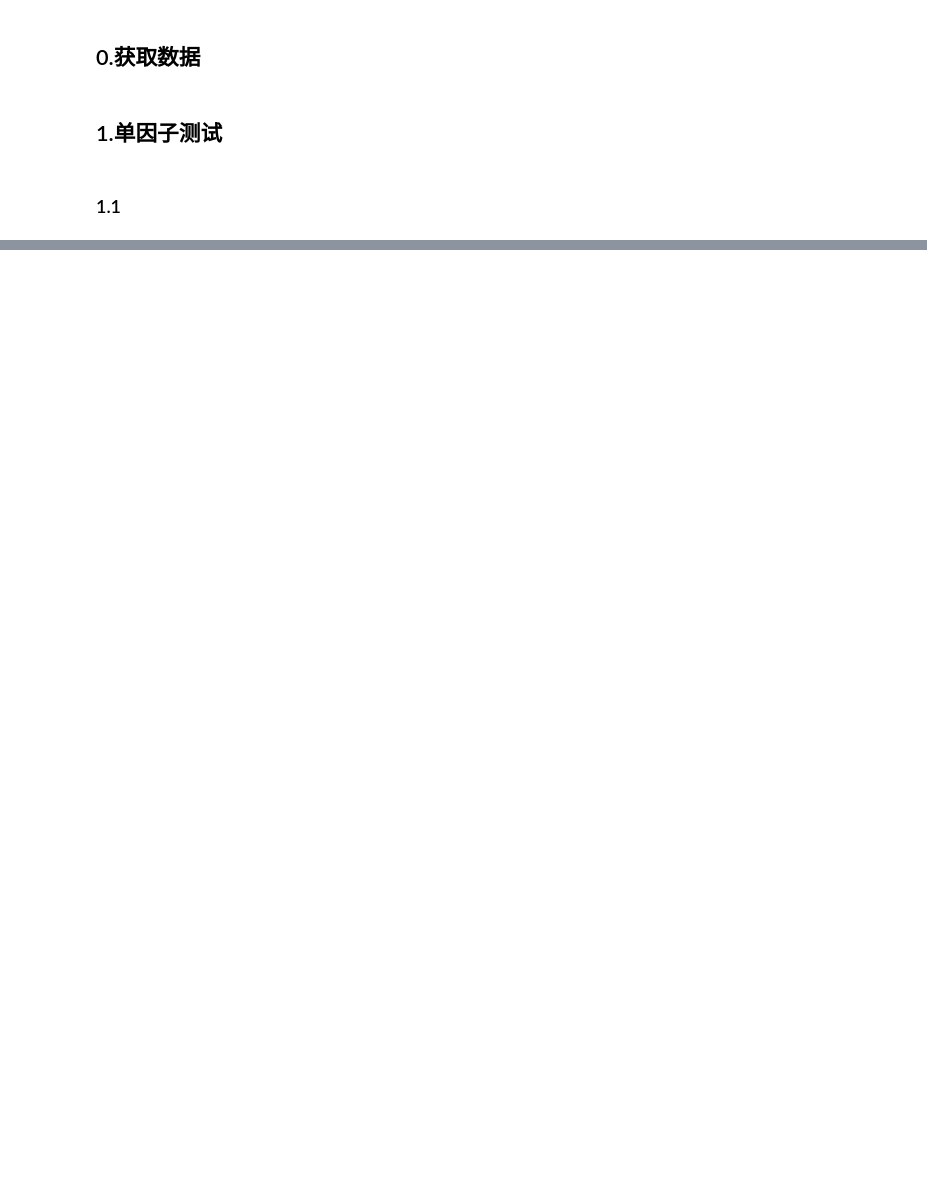
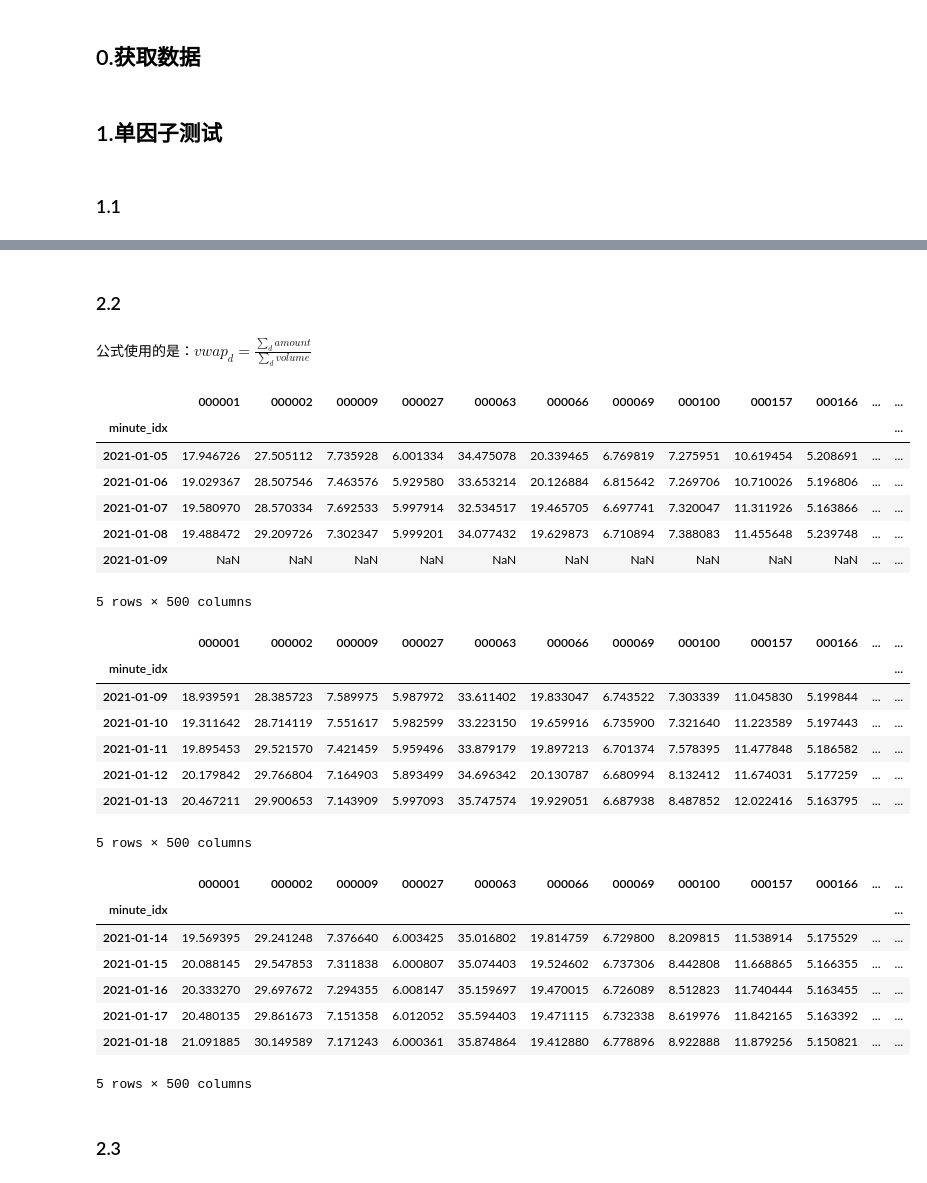
Before and after one commit to alaiazz/t1derivative, a Jupyter notebook: tasks_test.ipynb, the cells around one changed output, grey strips where cells are left out. Saved outputs shown, nothing was run; the diff lists cells and outputs as text; code cells hidden in the pictures; blank space fills up the shorter version.

```diff
--- a/tasks_test.ipynb
+++ b/tasks_test.ipynb
@@ -62,0 +177,38 @@ display(factor26.eval_combined(test1))
+# %% [markdown]
+### 2.2
+# %% [markdown]
+公式使用的是：$vwap_d = \frac{\sum_d amount}{\sum_d volume}$
+# %%
+vwap_1 = t2.calc_VWAP(amount,volume, 1)
+vwap_5 = t2.calc_VWAP(amount,volume, 5)
+vwap_10 = t2.calc_VWAP(amount,volume, 10)
+display(vwap_1.head(5))
+display(vwap_5.head(5))
+display(vwap_10.head(5))
+# %% [output]
+|  | 000001 | 000002 | 000009 | 000027 | 000063 | 000066 | 000069 | 000100 | 000157 | 000166 | ... | ... |
+| minute_idx |  |  |  |  |  |  |  |  |  |  |  | ... |
+| 2021-01-05 | 17.946726 | 27.505112 | 7.735928 | 6.001334 | 34.475078 | 20.339465 | 6.769819 | 7.275951 | 10.619454 | 5.208691 | ... | ... |
+| 2021-01-06 | 19.029367 | 28.507546 | 7.463576 | 5.929580 | 33.653214 | 20.126884 | 6.815642 | 7.269706 | 10.710026 | 5.196806 | ... | ... |
+| 2021-01-07 | 19.580970 | 28.570334 | 7.692533 | 5.997914 | 32.534517 | 19.465705 | 6.697741 | 7.320047 | 11.311926 | 5.163866 | ... | ... |
+| 2021-01-08 | 19.488472 | 29.209726 | 7.302347 | 5.999201 | 34.077432 | 19.629873 | 6.710894 | 7.388083 | 11.455648 | 5.239748 | ... | ... |
+| 2021-01-09 | NaN | NaN | NaN | NaN | NaN | NaN | NaN | NaN | NaN | NaN | ... | ... |
+5 rows × 500 columns
+|  | 000001 | 000002 | 000009 | 000027 | 000063 | 000066 | 000069 | 000100 | 000157 | 000166 | ... | ... |
+| minute_idx |  |  |  |  |  |  |  |  |  |  |  | ... |
+| 2021-01-09 | 18.939591 | 28.385723 | 7.589975 | 5.987972 | 33.611402 | 19.833047 | 6.743522 | 7.303339 | 11.045830 | 5.199844 | ... | ... |
+| 2021-01-10 | 19.311642 | 28.714119 | 7.551617 | 5.982599 | 33.223150 | 19.659916 | 6.735900 | 7.321640 | 11.223589 | 5.197443 | ... | ... |
+| 2021-01-11 | 19.895453 | 29.521570 | 7.421459 | 5.959496 | 33.879179 | 19.897213 | 6.701374 | 7.578395 | 11.477848 | 5.186582 | ... | ... |
+| 2021-01-12 | 20.179842 | 29.766804 | 7.164903 | 5.893499 | 34.696342 | 20.130787 | 6.680994 | 8.132412 | 11.674031 | 5.177259 | ... | ... |
+| 2021-01-13 | 20.467211 | 29.900653 | 7.143909 | 5.997093 | 35.747574 | 19.929051 | 6.687938 | 8.487852 | 12.022416 | 5.163795 | ... | ... |
+5 rows × 500 columns
+|  | 000001 | 000002 | 000009 | 000027 | 000063 | 000066 | 000069 | 000100 | 000157 | 000166 | ... | ... |
+| minute_idx |  |  |  |  |  |  |  |  |  |  |  | ... |
+| 2021-01-14 | 19.569395 | 29.241248 | 7.376640 | 6.003425 | 35.016802 | 19.814759 | 6.729800 | 8.209815 | 11.538914 | 5.175529 | ... | ... |
+| 2021-01-15 | 20.088145 | 29.547853 | 7.311838 | 6.000807 | 35.074403 | 19.524602 | 6.737306 | 8.442808 | 11.668865 | 5.166355 | ... | ... |
+| 2021-01-16 | 20.333270 | 29.697672 | 7.294355 | 6.008147 | 35.159697 | 19.470015 | 6.726089 | 8.512823 | 11.740444 | 5.163455 | ... | ... |
+| 2021-01-17 | 20.480135 | 29.861673 | 7.151358 | 6.012052 | 35.594403 | 19.471115 | 6.732338 | 8.619976 | 11.842165 | 5.163392 | ... | ... |
+| 2021-01-18 | 21.091885 | 30.149589 | 7.171243 | 6.000361 | 35.874864 | 19.412880 | 6.778896 | 8.922888 | 11.879256 | 5.150821 | ... | ... |
+5 rows × 500 columns
+# %% [markdown]
+### 2.3
```
Also changed, not shown: parts of 27 cells of this notebook, 5 other files.
